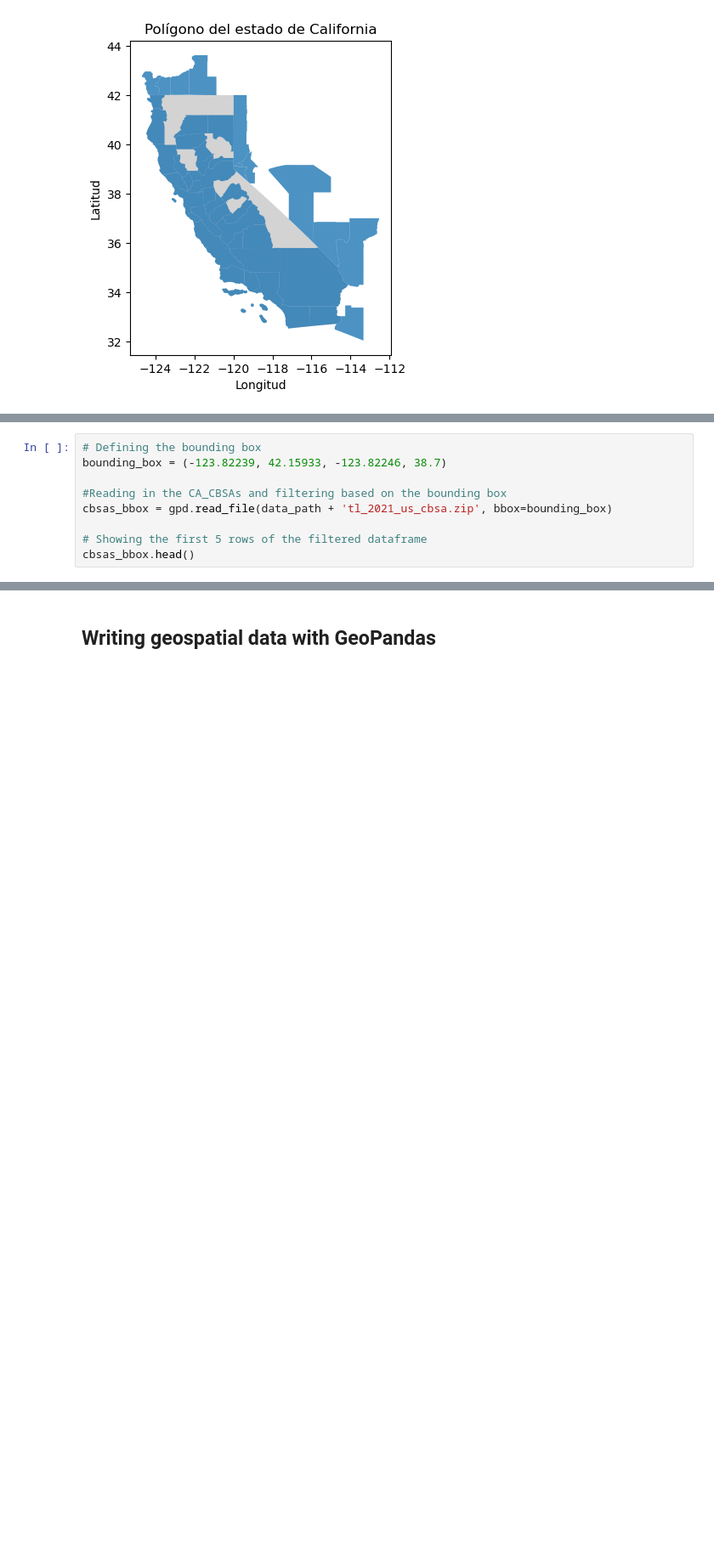
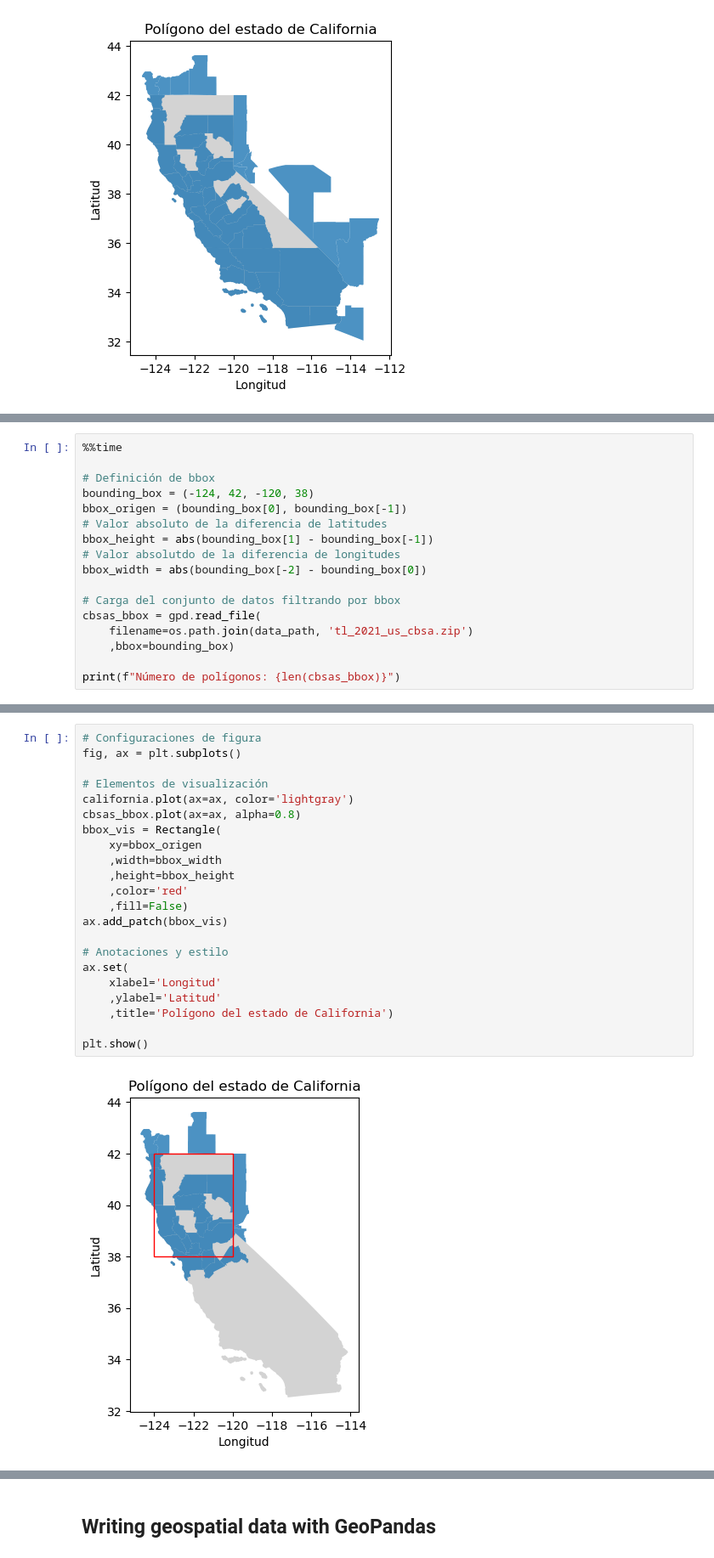
Before and after one commit to CAMM961001/geospatial_data_science, a Jupyter notebook: Chapter04/geopandas.ipynb, the cells around one changed output, grey strips where cells are left out. Shown at 85% size. Cells and saved outputs as stored; diff of their text form; blank space fills up the shorter version.

Commit message:
Filtro por bbox

```diff
--- a/Chapter04/geopandas.ipynb
+++ b/Chapter04/geopandas.ipynb
@@ -163,0 +171,17 @@ plt.show()
+# %%
+%%time
+
+# Definición de bbox
+bounding_box = (-124, 42, -120, 38)
+bbox_origen = (bounding_box[0], bounding_box[-1])
+# Valor absoluto de la diferencia de latitudes
+bbox_height = abs(bounding_box[1] - bounding_box[-1])
+# Valor absolutdo de la diferencia de longitudes
+bbox_width = abs(bounding_box[-2] - bounding_box[0])
+
+# Carga del conjunto de datos filtrando por bbox
+cbsas_bbox = gpd.read_file(
+    filename=os.path.join(data_path, 'tl_2021_us_cbsa.zip')
+    ,bbox=bounding_box)
+
+print(f"Número de polígonos: {len(cbsas_bbox)}")
@@ -164,9 +192,24 @@ plt.show()
 # %%
-# Defining the bounding box
-bounding_box = (-123.82239, 42.15933, -123.82246, 38.7)
+# Configuraciones de figura
+fig, ax = plt.subplots()
 
-#Reading in the CA_CBSAs and filtering based on the bounding box
-cbsas_bbox = gpd.read_file(data_path + 'tl_2021_us_cbsa.zip', bbox=bounding_box)
+# Elementos de visualización
+california.plot(ax=ax, color='lightgray')
+cbsas_bbox.plot(ax=ax, alpha=0.8)
+bbox_vis = Rectangle(
+    xy=bbox_origen
+    ,width=bbox_width
+    ,height=bbox_height
+    ,color='red'
+    ,fill=False)
+ax.add_patch(bbox_vis)
 
-# Showing the first 5 rows of the filtered dataframe
-cbsas_bbox.head()
+# Anotaciones y estilo
+ax.set(
+    xlabel='Longitud'
+    ,ylabel='Latitud'
+    ,title='Polígono del estado de California')
+
+plt.show()
+# %% [output]
+[figure, added]
```
Also changed, not shown: parts of 9 cells of this notebook.
